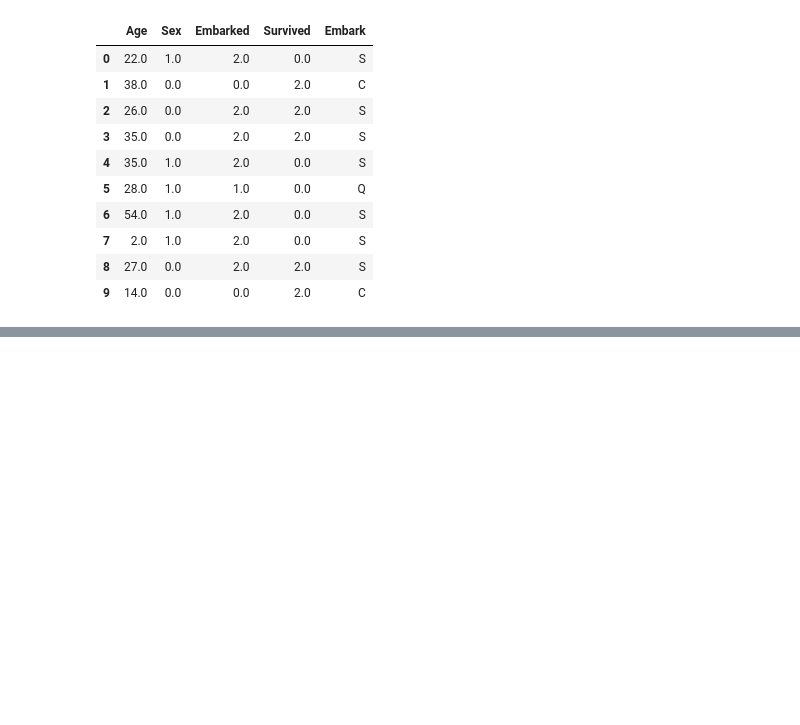
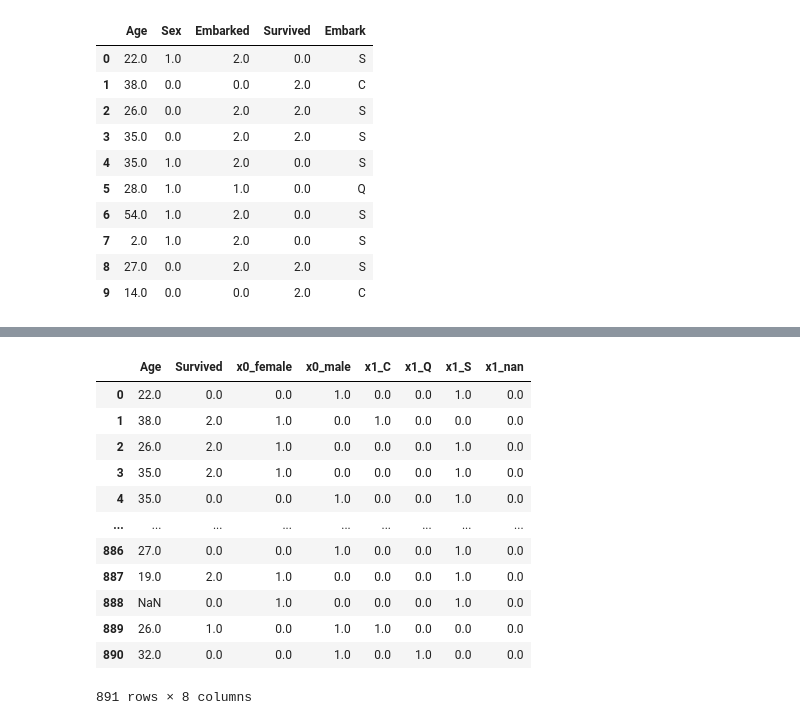
Before and after one commit to Dream-Runner-Yu/---, a Jupyter notebook: 日常机器学习-sklearn/cc_sklearn/feature_pregressing.ipynb, the cells around one changed output, grey strips where cells are left out. Saved outputs shown, nothing was run; the diff lists cells and outputs as text; code cells hidden in the pictures; blank space fills up the shorter version.

```diff
--- a/日常机器学习-sklearn/cc_sklearn/feature_pregressing.ipynb
+++ b/日常机器学习-sklearn/cc_sklearn/feature_pregressing.ipynb
@@ -253,0 +356,20 @@ data_.head(10)
+# %%
+from sklearn.preprocessing import LabelEncoder,OrdinalEncoder
+
+newdata.iloc[:, 1:-1] = OrdinalEncoder().fit_transform(newdata.iloc[:, 1:-1])
+# %%
+newdata
+# %% [output]
+|  | Age | Survived | x0_female | x0_male | x1_C | x1_Q | x1_S | x1_nan |
+| 0 | 22.0 | 0.0 | 0.0 | 1.0 | 0.0 | 0.0 | 1.0 | 0.0 |
+| 1 | 38.0 | 2.0 | 1.0 | 0.0 | 1.0 | 0.0 | 0.0 | 0.0 |
+| 2 | 26.0 | 2.0 | 1.0 | 0.0 | 0.0 | 0.0 | 1.0 | 0.0 |
+| 3 | 35.0 | 2.0 | 1.0 | 0.0 | 0.0 | 0.0 | 1.0 | 0.0 |
+| 4 | 35.0 | 0.0 | 0.0 | 1.0 | 0.0 | 0.0 | 1.0 | 0.0 |
+| ... | ... | ... | ... | ... | ... | ... | ... | ... |
+| 886 | 27.0 | 0.0 | 0.0 | 1.0 | 0.0 | 0.0 | 1.0 | 0.0 |
+| 887 | 19.0 | 2.0 | 1.0 | 0.0 | 0.0 | 0.0 | 1.0 | 0.0 |
+| 888 | NaN | 0.0 | 1.0 | 0.0 | 0.0 | 0.0 | 1.0 | 0.0 |
+| 889 | 26.0 | 1.0 | 0.0 | 1.0 | 1.0 | 0.0 | 0.0 | 0.0 |
+| 890 | 32.0 | 0.0 | 0.0 | 1.0 | 0.0 | 1.0 | 0.0 | 0.0 |
+891 rows × 8 columns
```
Also changed, not shown: parts of 18 cells of this notebook, 14 other files.
